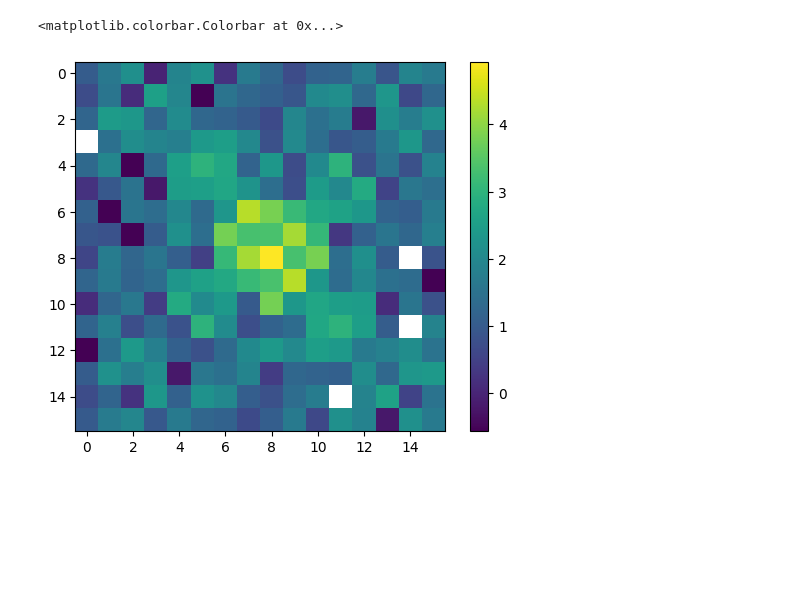
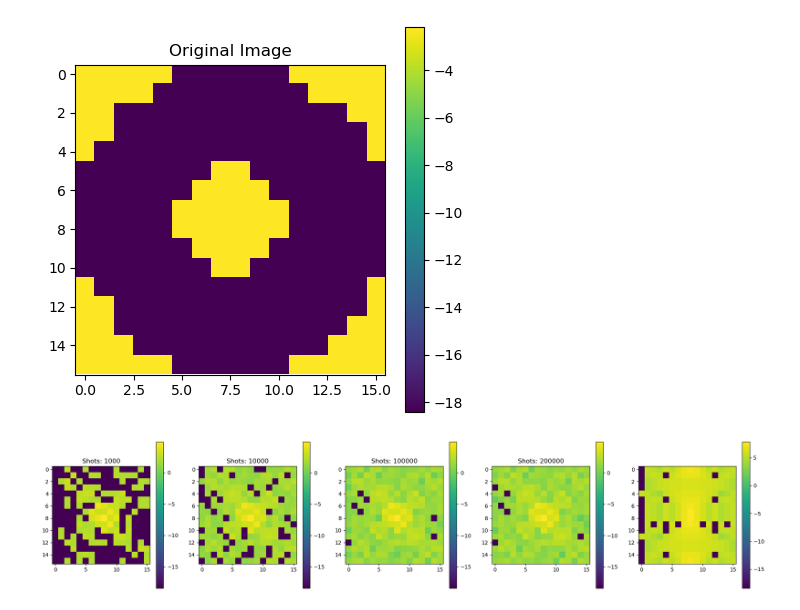
Before and after one commit to benz5460/QuantumRadio, a Jupyter notebook: QPIE_code.ipynb, the cells around one changed output. Cells and saved outputs as stored; diff of their text form; code cells hidden in the pictures; blank space fills up the shorter version.

Commit message:
more shots, inverse ft, comments

```diff
--- a/QPIE_code.ipynb
+++ b/QPIE_code.ipynb
@@ -9,12 +9,17 @@ from PIL import Image
 import numpy as np
 
 import matplotlib.pyplot as plt
+# %%
+#load image
+def load_image(filename):
+    im = Image.open(filename,'r')
+    im = im.convert('L') #convert to grayscale
+    return np.array(im)
 # %%
+#encode image into quantum state
 def encode_image(filename, n_qubits):
     #open image file in greyscale and form normalized array
-    im = Image.open(filename,'r')
-    im = im.convert("L")
-    pixel_value_array = np.array(im.get_flattened_data())
+    pixel_value_array = load_image(filename).flatten()
 
     #Normalize the pixel values
     norm = np.linalg.norm(pixel_value_array)
@@ -27,8 +32,9 @@ def encode_image(filename, n_qubits):
     qc.initialize(norm_array, qc.qubits)
     return qc,norm_array
 # %%
-def measure_image(qc, n_qubits):
-    shots = 200000
+#reconstruct image from the circuit
+def measure_image(qc, n_qubits,shots = 200000):
+    #perform measurement on the circuit
     qc.measure_all()
     aer_sim = AerSimulator()
     decomposed_qc = qc.decompose()
@@ -60,15 +66,39 @@ def measure_image(qc, n_qubits):
     return measured_arr
 # %%
 #QFT on image
+c = 1e-8 #to avoid log(0) error when plotting
 qc,norm_arr = encode_image('circle.png', 8)
+qc.append(QFTGate(8), qc.qubits)
+# display the circuit
+shots = np.array([1000, 10000, 100000, 200000])
+plt.figure(figsize=(5, 5))
+plt.imshow(np.log(norm_arr.reshape((16,16)) + c))
+plt.colorbar()
+plt.title('Original Image')
+plt.show()
 
-qc.append(QFTGate(8), qc.qubits)
+plt.figure(figsize=(24, 5))
+for i in range(len(shots)):
+    measured_arr = measure_image(qc, 8, shots = shots[i])
+    shifted_image = np.fft.fftshift(measured_arr)
+    plt.subplot(1, len(shots)+1, i + 1)
+    plt.imshow(np.log(shifted_image + c))
+    plt.colorbar()
+    plt.title(f'FFT: Shots: {shots[i]}')
 
-measured_arr = measure_image(qc, 8)
-shifted_image = np.fft.fftshift(measured_arr)
-plt.imshow(np.log(shifted_image))
+    qc,norm_arr = encode_image('circle.png', 8)
+    qc.append(QFTGate(8), qc.qubits)
+
+#classical FT
+im = load_image('circle.png')
+f_transform = np.fft.fft(im)
+f_shift = np.fft.fftshift(f_transform)
+magnitude_spectrum = np.log(np.abs(f_shift) + c)
+plt.subplot(1, len(shots) + 1, len(shots) + 1)
+plt.imshow(magnitude_spectrum)
 plt.colorbar()
+plt.show()
 # %% [output]
-<matplotlib.colorbar.Colorbar at 0x...>
-[figure, old version]
+[figure, new version]
+[figure, added]
 # %%
```
Also changed, not shown: parts of 5 cells of this notebook.
